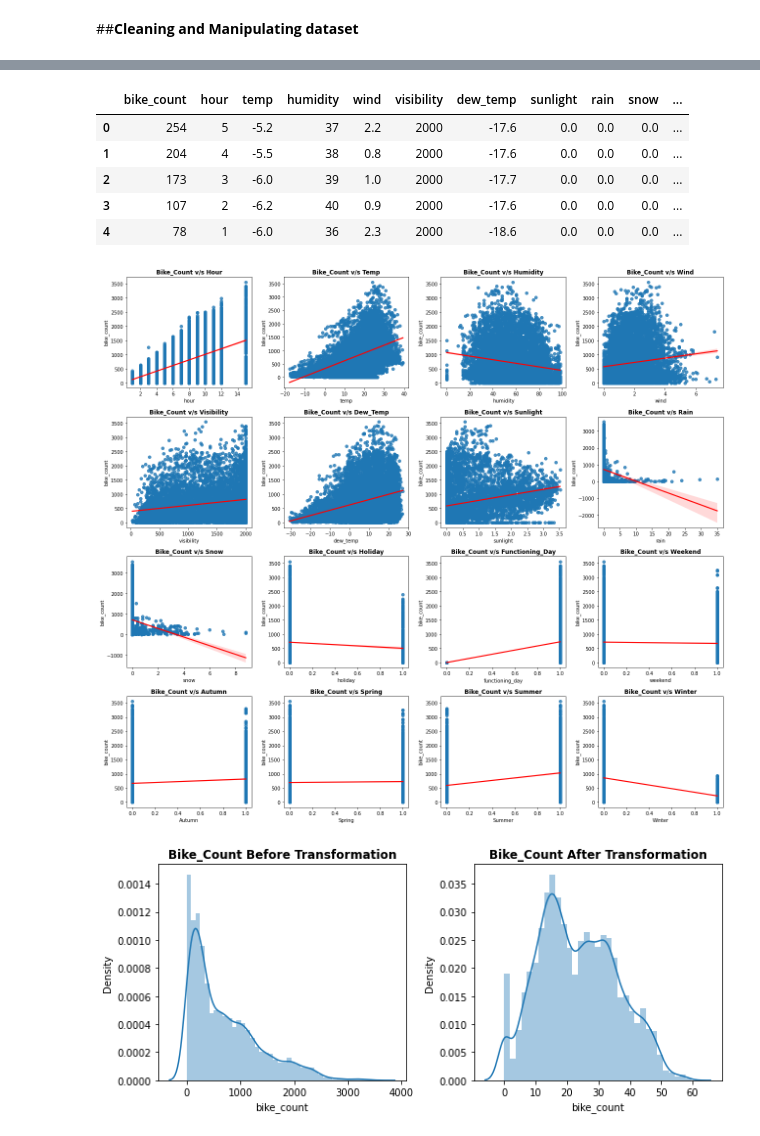
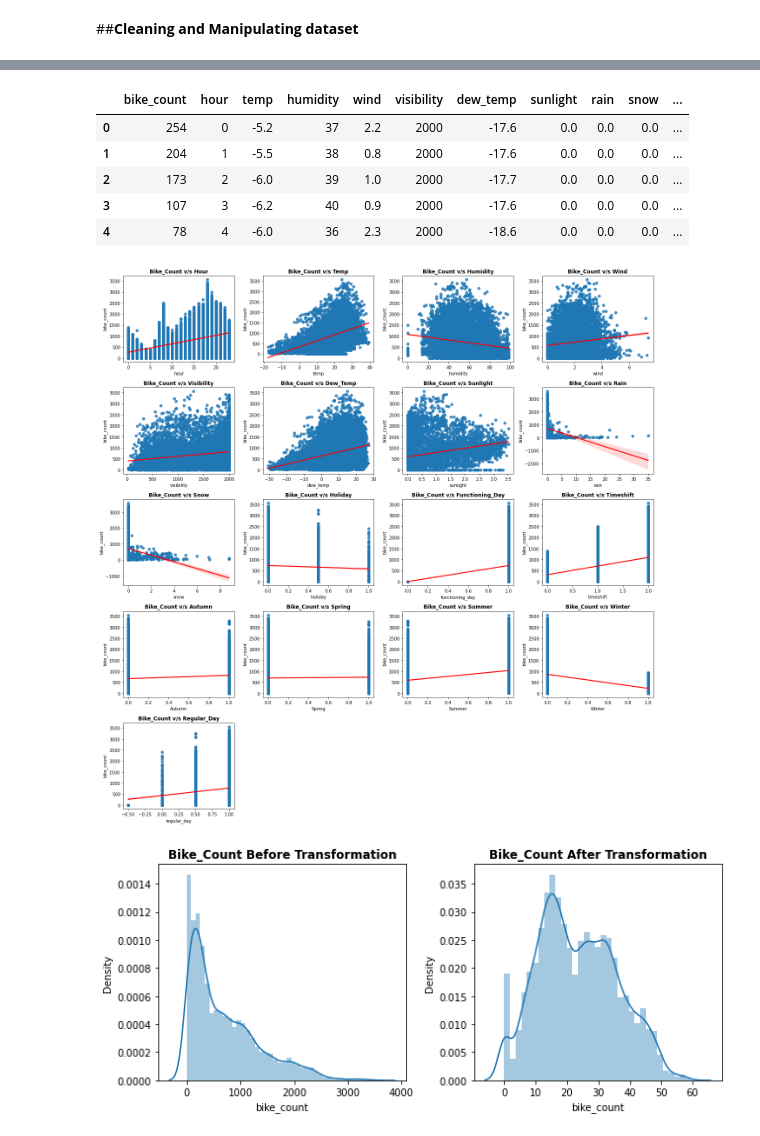
Before and after one commit to s-kp/CapstoneProject-MLRegression, a Jupyter notebook: Bike_Sharing_Demand_Prediction_Capstone_Project.ipynb, the cells around one changed output, grey strips where cells are left out. Drawn from its saved outputs; the diff is of its cells as text; code cells hidden in the pictures.

```diff
--- a/Bike_Sharing_Demand_Prediction_Capstone_Project.ipynb
+++ b/Bike_Sharing_Demand_Prediction_Capstone_Project.ipynb
@@ -183,5 +186,9 @@ We see outliers only on the upper side of the few columns such as Wind speed, So
 
 ##**Cleaning and Manipulating dataset**
 # %%
-# Extracting new features from date column
+# Extracting new features from date and hour column
 df['weekend'] = df['date'].apply(lambda x : 1 if (x.day_name()=='Saturday' or x.day_name()=='Sunday') else 0 )
+df['timeshift'] = df['hour'].apply(lambda x: 'night' if 0<=x<=6 else ('day' if 7<=x<=16 else 'evening'))
+
+# Dropping the Date column
+df.drop(columns=['date'], inplace = True)
@@ -238,36 +224,44 @@ Based on the above distributuion of bike demands over different hours in a day,
 # %%
 # Defining a label encoder based on above data
 encoder = {'holiday':{'Holiday':1, 'No Holiday':0},'functioning_day':{'Yes':1, 'No': 0},
-          'hour': {0: 5, 1: 4, 2: 3, 3: 2, 4: 1, 5: 1, 6: 3, 7: 6, 8: 10, 9: 6,10: 5, 11: 6,
-                   12: 7, 13: 7, 14: 8,15: 8, 16: 9,17: 11, 18: 15,19: 12, 20: 11, 21: 10, 22: 9, 23: 7}}
+          'timeshift': {'night':0, 'day':1, 'evening':2}}
 # %%
 # Label Encoding
 df = df.replace(encoder)
 
 # One Hot Encoding
 df = pd.get_dummies(df, columns=["season"], prefix='', prefix_sep='')
+# %%
+# Weekends are also holidays hence we can combine them by assigning equal weights
+df['holiday'] = 0.5*df['weekend']+0.5*df['holiday']
+
+# Dropping the weekend column
+df.drop(columns=['weekend'], inplace = True)
+# %%
+# Creating new Feature named regular day by excluding holidays from the functioning days
+df['regular_day'] = df['functioning_day']-df['holiday']
 # %%
 # New look
 df.head()
 # %% [output]
 |  | bike_count | hour | temp | humidity | wind | visibility | dew_temp | sunlight | rain | snow | ... |
-| 0 | 254 | 5 | -5.2 | 37 | 2.2 | 2000 | -17.6 | 0.0 | 0.0 | 0.0 | ... |
-| 1 | 204 | 4 | -5.5 | 38 | 0.8 | 2000 | -17.6 | 0.0 | 0.0 | 0.0 | ... |
-| 2 | 173 | 3 | -6.0 | 39 | 1.0 | 2000 | -17.7 | 0.0 | 0.0 | 0.0 | ... |
-| 3 | 107 | 2 | -6.2 | 40 | 0.9 | 2000 | -17.6 | 0.0 | 0.0 | 0.0 | ... |
-| 4 | 78 | 1 | -6.0 | 36 | 2.3 | 2000 | -18.6 | 0.0 | 0.0 | 0.0 | ... |
+| 0 | 254 | 0 | -5.2 | 37 | 2.2 | 2000 | -17.6 | 0.0 | 0.0 | 0.0 | ... |
+| 1 | 204 | 1 | -5.5 | 38 | 0.8 | 2000 | -17.6 | 0.0 | 0.0 | 0.0 | ... |
+| 2 | 173 | 2 | -6.0 | 39 | 1.0 | 2000 | -17.7 | 0.0 | 0.0 | 0.0 | ... |
+| 3 | 107 | 3 | -6.2 | 40 | 0.9 | 2000 | -17.6 | 0.0 | 0.0 | 0.0 | ... |
+| 4 | 78 | 4 | -6.0 | 36 | 2.3 | 2000 | -18.6 | 0.0 | 0.0 | 0.0 | ... |
 # %%
 independent_variables = [i for i in df.columns if i not in ['bike_count']]
 
 # Checking Linearity
-plt.figure(figsize=(18,16))
+plt.figure(figsize=(18,18))
 for n,column in enumerate(independent_variables):
-  plt.subplot(4, 4, n+1)
+  plt.subplot(5, 4, n+1)
   sns.regplot(data = df, x = column, y ='bike_count',line_kws={"color": "red"})
   plt.title(f'Bike_Count v/s {column.title()}',weight='bold')
   plt.tight_layout()
 # %% [output]
-[figure, old version]
+[figure, new version]
 # %%
 # Dependent variable 'Rented Bike Count'
 plt.figure(figsize=(9,4))
```
Also changed, not shown: parts of 30 cells of this notebook.
